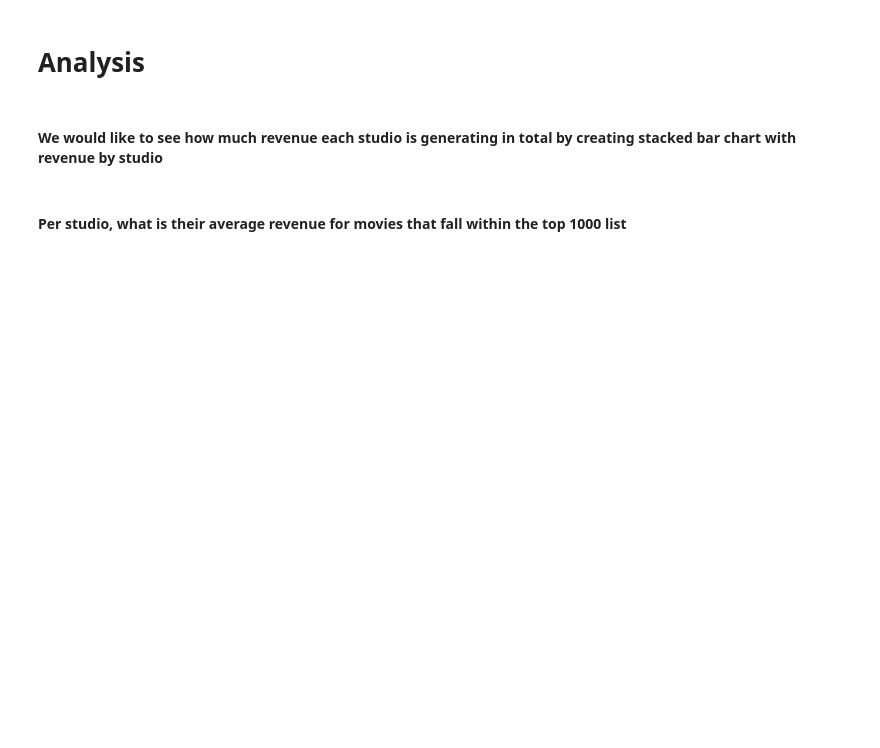
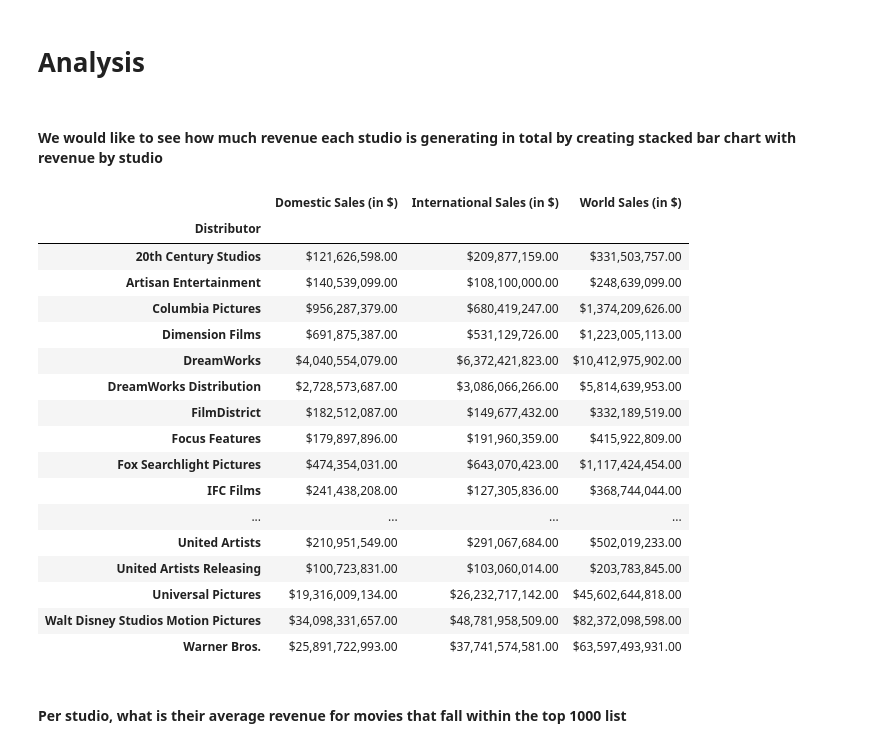
Before and after one commit to GrovesB/Group-10-Project-1, a Jupyter notebook: Project 1.ipynb, the cells around one changed output. Cells and saved outputs as stored; diff of their text form; code cells hidden in the pictures; blank space fills up the shorter version.

```diff
--- a/Project 1.ipynb
+++ b/Project 1.ipynb
@@ -93,8 +83,27 @@ See the caveats in the documentation: https://pandas.pydata.org/pandas-docs/stab
 #### We would like to see how much revenue each studio is generating in total by creating stacked bar chart with revenue by studio
 # %%
 #Bryan Visual 1
-final_movie_list = movie_df.groupby('Distributor').sum()
+rev_totals = final_movie_list.groupby('Distributor').sum()
 
-final_movie_list.head()
+rev_totals
+# %% [output]
+|  | Domestic Sales (in $) | International Sales (in $) | World Sales (in $) |
+| Distributor |  |  |  |
+| 20th Century Studios | $121,626,598.00 | $209,877,159.00 | $331,503,757.00 |
+| Artisan Entertainment | $140,539,099.00 | $108,100,000.00 | $248,639,099.00 |
+| Columbia Pictures | $956,287,379.00 | $680,419,247.00 | $1,374,209,626.00 |
+| Dimension Films | $691,875,387.00 | $531,129,726.00 | $1,223,005,113.00 |
+| DreamWorks | $4,040,554,079.00 | $6,372,421,823.00 | $10,412,975,902.00 |
+| DreamWorks Distribution | $2,728,573,687.00 | $3,086,066,266.00 | $5,814,639,953.00 |
+| FilmDistrict | $182,512,087.00 | $149,677,432.00 | $332,189,519.00 |
+| Focus Features | $179,897,896.00 | $191,960,359.00 | $415,922,809.00 |
+| Fox Searchlight Pictures | $474,354,031.00 | $643,070,423.00 | $1,117,424,454.00 |
+| IFC Films | $241,438,208.00 | $127,305,836.00 | $368,744,044.00 |
+| ... | ... | ... | ... |
+| United Artists | $210,951,549.00 | $291,067,684.00 | $502,019,233.00 |
+| United Artists Releasing | $100,723,831.00 | $103,060,014.00 | $203,783,845.00 |
+| Universal Pictures | $19,316,009,134.00 | $26,232,717,142.00 | $45,602,644,818.00 |
+| Walt Disney Studios Motion Pictures | $34,098,331,657.00 | $48,781,958,509.00 | $82,372,098,598.00 |
+| Warner Bros. | $25,891,722,993.00 | $37,741,574,581.00 | $63,597,493,931.00 |
 # %% [markdown]
 #### Per studio, what is their average revenue for movies that fall within the top 1000 list
```
Also changed, not shown: parts of 5 cells of this notebook.
